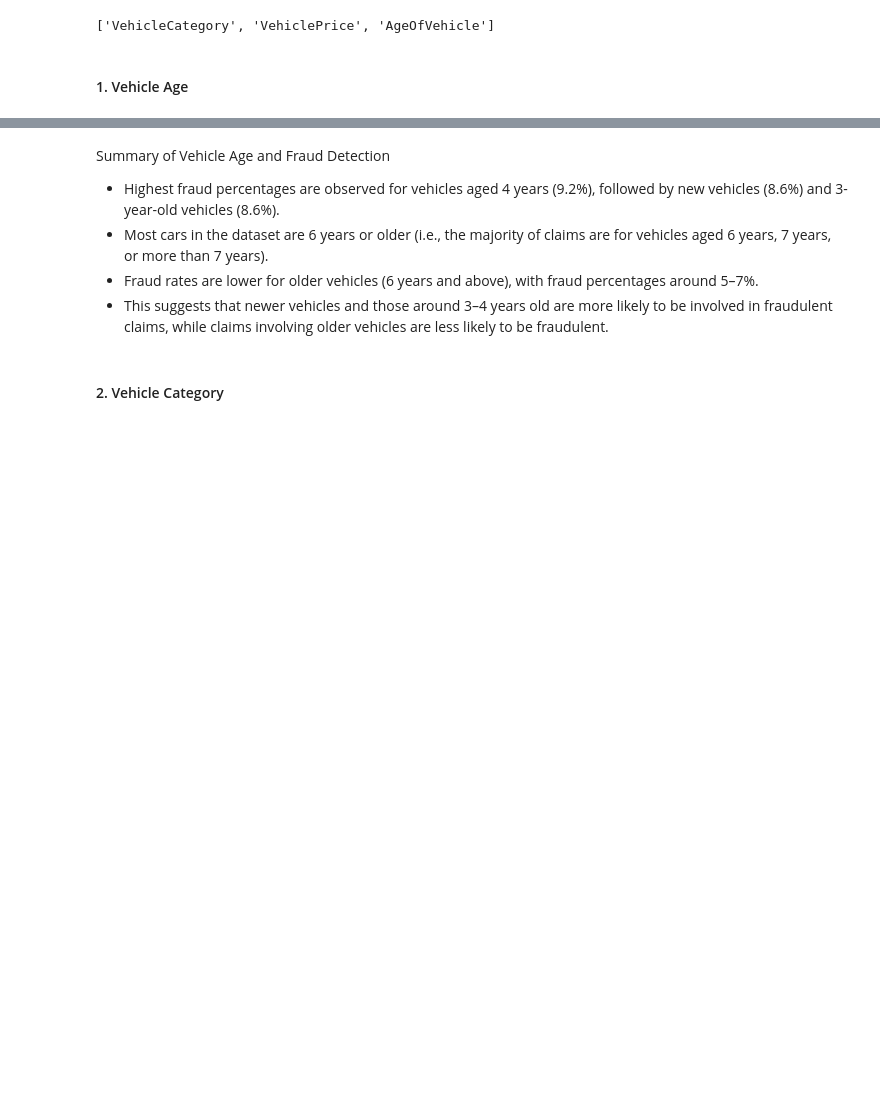
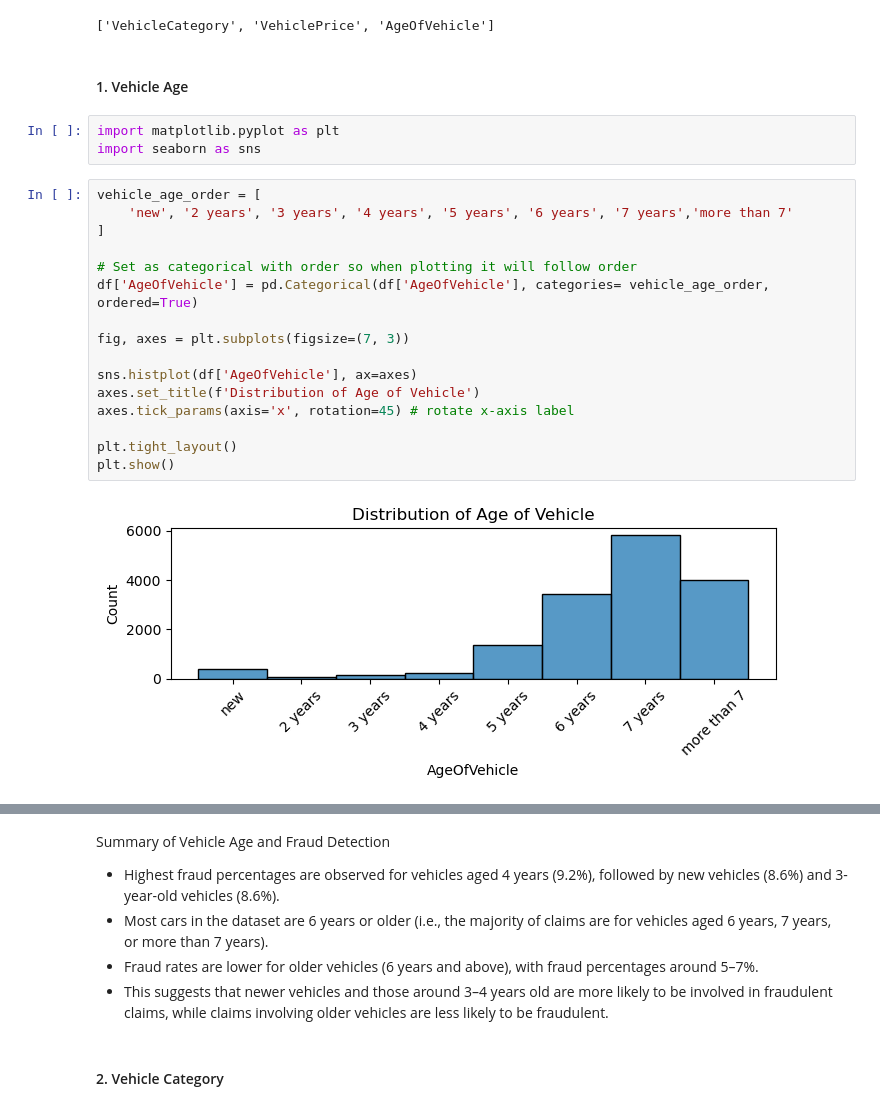
Before and after one commit to fatinshariff/auto-insurance-fraud-detection, a Jupyter notebook: data_exploration.ipynb, the cells around one changed output, grey strips where cells are left out. Cells and saved outputs as stored; diff of their text form; blank space fills up the shorter version.

```diff
--- a/data_exploration.ipynb
+++ b/data_exploration.ipynb
@@ -244,6 +282,27 @@ This pattern suggests that claims made very soon after a policy is issued, espec
 ['VehicleCategory', 'VehiclePrice', 'AgeOfVehicle']
 # %% [markdown]
 #### 1. Vehicle Age
+# %%
+import matplotlib.pyplot as plt
+import seaborn as sns
+# %%
+vehicle_age_order = [
+    'new', '2 years', '3 years', '4 years', '5 years', '6 years', '7 years','more than 7'
+]
+
+# Set as categorical with order so when plotting it will follow order
+df['AgeOfVehicle'] = pd.Categorical(df['AgeOfVehicle'], categories= vehicle_age_order, ordered=True)
+
+fig, axes = plt.subplots(figsize=(7, 3))
+
+sns.histplot(df['AgeOfVehicle'], ax=axes)
+axes.set_title(f'Distribution of Age of Vehicle')
+axes.tick_params(axis='x', rotation=45) # rotate x-axis label
+
+plt.tight_layout()
+plt.show()
+# %% [output]
+[figure, added]
 # %%
 table = df.groupby('FraudFound')['AgeOfVehicle'].value_counts().unstack()
 percent_table = table.apply(lambda x: x / x.sum(), axis=0)
```
Also changed, not shown: parts of 62 cells of this notebook.
